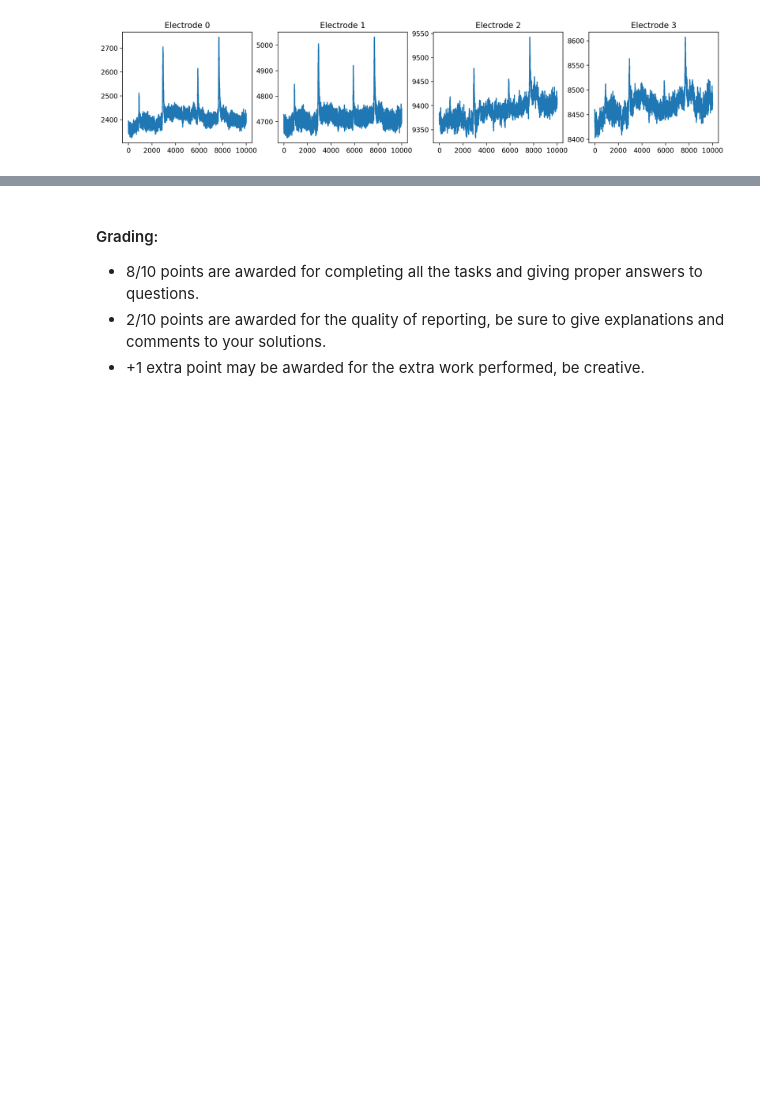
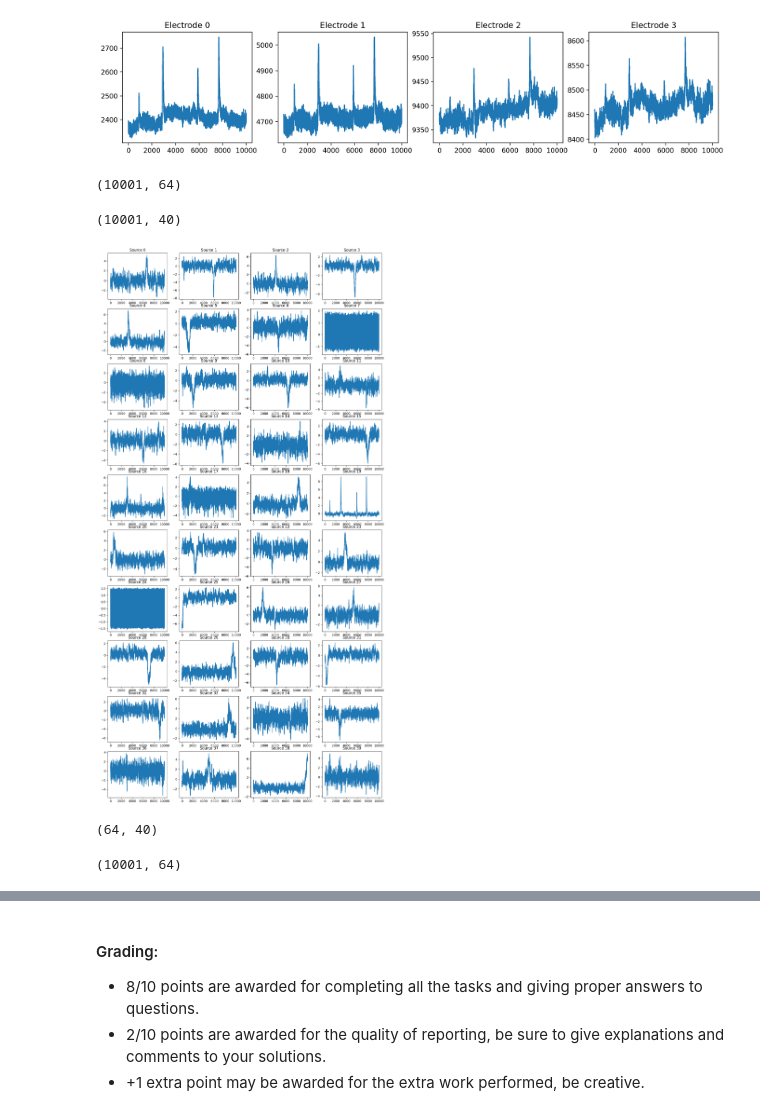
Before and after one commit to aigoncharov/course-geometrical-methods, a Jupyter notebook: hw1.ipynb, the cells around one changed output, grey strips where cells are left out. Saved outputs shown, nothing was run; the diff lists cells and outputs as text; code cells hidden in the pictures; blank space fills up the shorter version.

```diff
--- a/hw1.ipynb
+++ b/hw1.ipynb
@@ -548,4 +548,8 @@ for j in range(4):
 plt.show()
 # %% [output]
 [figure]
+# %%
+X.shape
+# %% [output]
+(10001, 64)
 # %%
@@ -552,0 +559,24 @@ plt.show()
+# %%
+ica = FastICA(n_components=40, random_state=42)
+X = ica.fit_transform(X)
+X.shape
+# %% [output]
+(10001, 40)
+# %%
+from math import trunc
+
+
+fig, ax = plt.subplots(10, 4, figsize=(16, 32))
+for j in range(40):
+    row = trunc(j / 4)
+    col = j % 4
+    # print(row, col)
+    ax[row][col].set_title("Source {}".format(j))
+    ax[row][col].plot(X[:, j])
+plt.show()
+# %% [output]
+[figure, added]
+# %%
+ica.mixing_.shape
+# %% [output]
+(64, 40)
@@ -552,0 +592,4 @@ plt.show()
+# %%
+reconstructed.shape
+# %% [output]
+(10001, 64)
```
Also changed, not shown: parts of 6 cells of this notebook.
